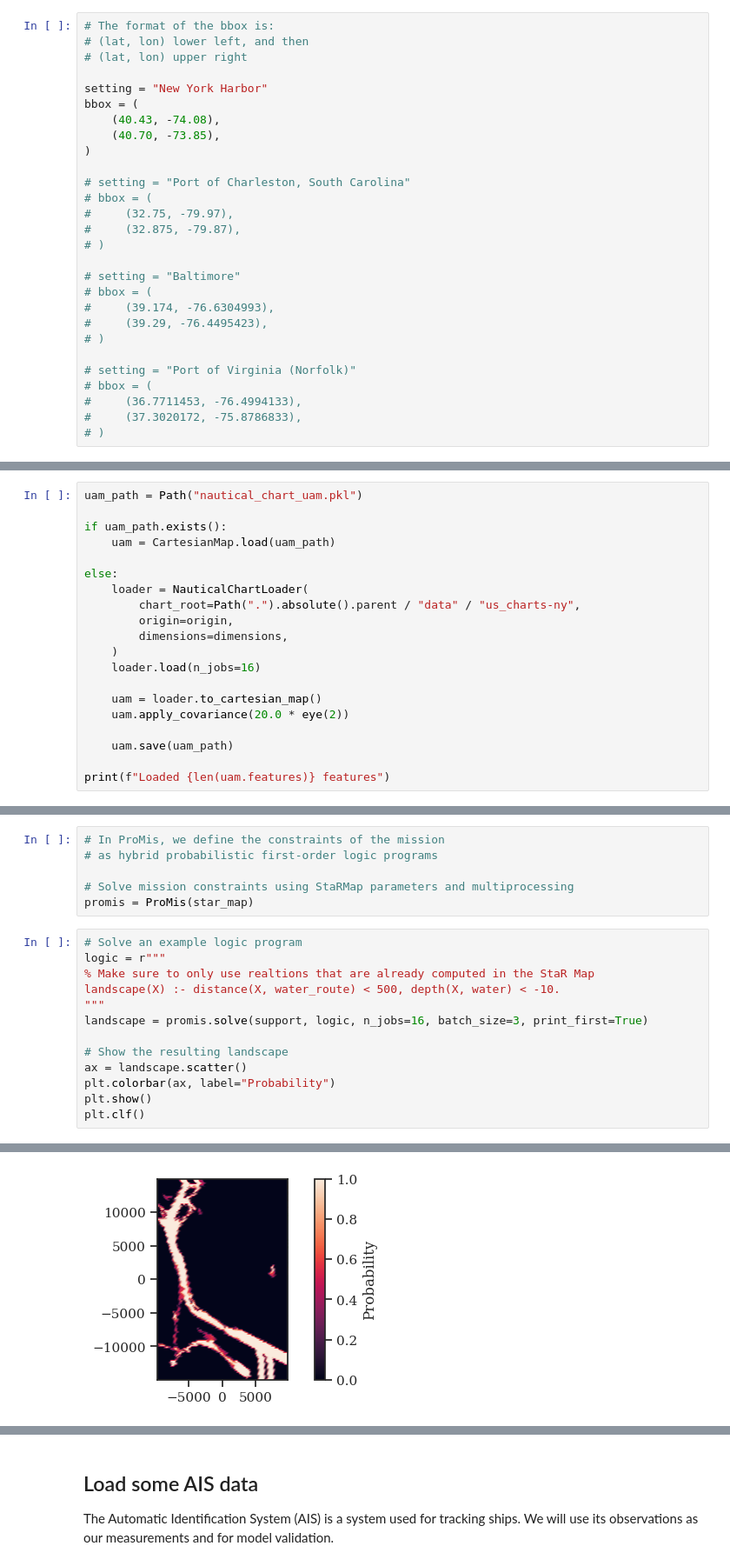
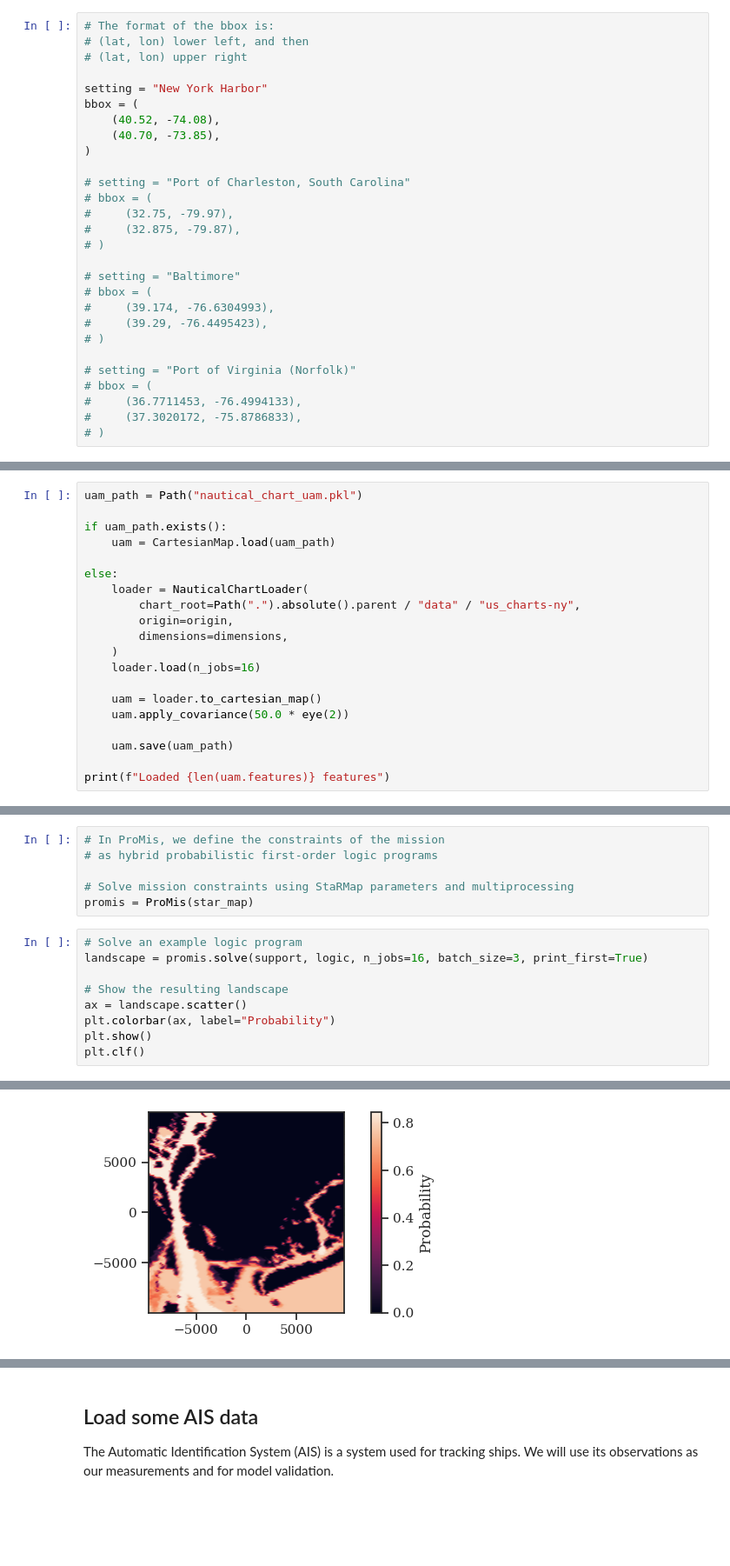
Before and after one commit to HRI-EU/ProMis, a Jupyter notebook: examples/cofi-maritime.ipynb, the cells around one changed output, grey strips where cells are left out. Shown at 87% size. Saved outputs shown, nothing was run; the diff lists cells and outputs as text; blank space fills up the shorter version.

```diff
--- a/examples/cofi-maritime.ipynb
+++ b/examples/cofi-maritime.ipynb
@@ -72,7 +72,7 @@ sns.set_style({"font.family": "serif", "font.serif": "Times New Roman"})
 
 setting = "New York Harbor"
 bbox = (
-    (40.43, -74.08),
+    (40.52, -74.08),
     (40.70, -73.85),
 )
 
@@ -132,7 +132,7 @@ else:
     loader.load(n_jobs=16)
 
     uam = loader.to_cartesian_map()
-    uam.apply_covariance(20.0 * eye(2))
+    uam.apply_covariance(50.0 * eye(2))
 
     uam.save(uam_path)
 
@@ -325,10 +353,6 @@ To make sure everything will run smoothly, we can run some inference on the data
 promis = ProMis(star_map)
 # %%
 # Solve an example logic program
-logic = r"""
-% Make sure to only use realtions that are already computed in the StaR Map
-landscape(X) :- distance(X, water_route) < 500, depth(X, water) < -10.
-"""
 landscape = promis.solve(support, logic, n_jobs=16, batch_size=3, print_first=True)
 
 # Show the resulting landscape
@@ -351,7 +378,7 @@ distance(x_2, water_route) ~ normal(522.9609921418976, 0.001).
 query(landscape(x_2)).
 
 Lowered zoom level to keep map size reasonable. (z = 12)
-[figure, old version]
+[figure, new version]
 <Figure size 800x300 with 0 Axes>
 # %% [markdown]
 ## Load some AIS data
```
Also changed, not shown: parts of 42 cells of this notebook, 2 other files.
